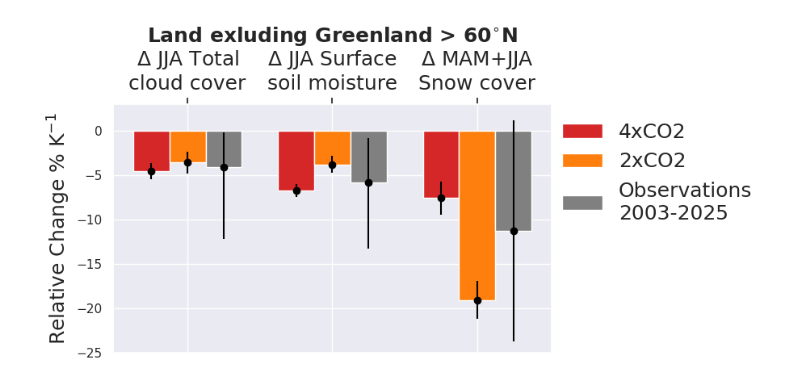
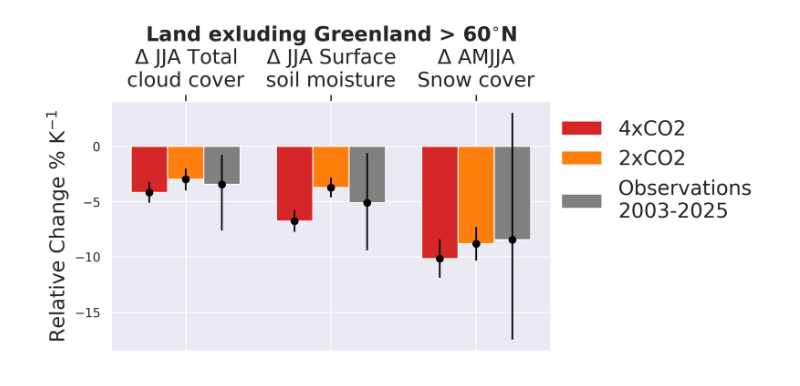
Before and after one commit to astridbg/arctic-cloud-feedbacks, a Jupyter notebook: Fig5_final.ipynb, the cells around one changed output. Drawn from its saved outputs; the diff is of its cells as text; code cells hidden in the pictures.

Commit message:
Tested different methods for calculating confidence intervals

```diff
--- a/Fig5_final.ipynb
+++ b/Fig5_final.ipynb
@@ -440,51 +486,64 @@ print(snow_yerr_plus)
+# %%
+# Calculate yerr just as the confidence interval in the difference between the two means
+# Formula: https://www.thoughtco.com/sample-t-test-confidence-interval-example-4022456
+S = ds_piClim_summer.mean('year')/100
+SS = ds_piClim_spring_summer.mean('year')/100
+SE_2xCO2_summer = np.sqrt(((ds_piClim_summer/S).var('year')/len(ds_piClim_summer.year) + (ds_2xCO2_summer/S).var('year')/len(ds_2xCO2_summer.year)))
+SE_4xCO2_summer = np.sqrt(((ds_piClim_summer/S).var('year')/len(ds_piClim_summer.year) + (ds_4xCO2_summer/S).var('year')/len(ds_4xCO2_summer.year)))
+
+
+SE_2xCO2_spring_summer = np.sqrt(((ds_piClim_spring_summer/SS).var('year')/len(ds_piClim_spring_summer.year) + (ds_2xCO2_spring_summer/SS).var('year')/len(ds_2xCO2_spring_summer.year)))
+SE_4xCO2_spring_summer = np.sqrt(((ds_piClim_spring_summer/SS).var('year')/len(ds_piClim_spring_summer.year) + (ds_4xCO2_spring_summer/SS).var('year')/len(ds_4xCO2_spring_summer.year)))
+
+ds_2xCO2_summer_std_err = z_value*SE_2xCO2_summer
+ds_4xCO2_summer_std_err = z_value*SE_4xCO2_summer
+
+ds_2xCO2_spring_summer_std_err = z_value*SE_2xCO2_spring_summer
+ds_4xCO2_spring_summer_std_err = z_value*SE_4xCO2_spring_summer
 # %%
 sns.set_theme()
-fig, ax = plt.subplots(1, 1, figsize=[7, 4])
+fig, ax = plt.subplots(1, 1, figsize=[7, 4], dpi=300)
 
-vars = ['$\Delta$ JJA Total\ncloud cover', '$\Delta$ JJA Surface\nsoil moisture', '$\Delta$ MAM+JJA\nSnow cover']
+vars = ['$\Delta$ JJA Total\ncloud cover', '$\Delta$ JJA Surface\nsoil moisture', '$\Delta$ AMJJA\nSnow cover']
 JJA_change = {
-    '4xCO2': [ds_4xCO2_rel['CLDTOT'].sel(season='JJA')/dGMST_4xCO2,
-              ds_4xCO2_rel['SOILWATER_10CM_corrected'].sel(season='JJA')/dGMST_4xCO2,
-              ds_4xCO2_rel_MAM_JJA['FSNO']/dGMST_4xCO2],
+    '4xCO2': [ds_4xCO2_summer_rel_mean['CLDTOT'],
+              ds_4xCO2_summer_rel_mean['SOILWATER_10CM_corrected'],
+              ds_4xCO2_spring_summer_rel_mean['FSNO']],
 
-    '2xCO2': [ds_2xCO2_rel['CLDTOT'].sel(season='JJA')/dGMST_2xCO2,
-              ds_2xCO2_rel['SOILWATER_10CM_corrected'].sel(season='JJA')/dGMST_2xCO2,
-              ds_4xCO2_rel_MAM_JJA['FSNO']/dGMST_2xCO2],
+    '2xCO2': [ds_2xCO2_summer_rel_mean['CLDTOT'],
+              ds_2xCO2_summer_rel_mean['SOILWATER_10CM_corrected'],
+              ds_2xCO2_spring_summer_rel_mean['FSNO']],
 
-    'Observations\n2003-2025': [CERES_slope_rel/GMST_slope,
-                                SM_ERA5_slope_rel/GMST_slope,
-                                snow_slope_rel/GMST_slope],
+    'Observations\n2003-2025': [CERES_slope_rel,
+                                SM_ERA5_slope_rel,
+                                snow_slope_rel],
                                 }
 
-errors = [[ds_4xCO2_Arctic_JJA_std_err['CLDTOT'], ds_4xCO2_Arctic_JJA_std_err['SOILWATER_10CM_corrected'], ds_4xCO2_Arctic_MAM_JJA_std_err['FSNO']],
-           [ds_2xCO2_Arctic_JJA_std_err['CLDTOT'], ds_2xCO2_Arctic_JJA_std_err['SOILWATER_10CM_corrected'], ds_2xCO2_Arctic_MAM_JJA_std_err['FSNO']],
+errors = [[ds_4xCO2_summer_std_err['CLDTOT'], ds_4xCO2_summer_std_err['SOILWATER_10CM_corrected'], ds_4xCO2_spring_summer_std_err['FSNO']],
+           [ds_2xCO2_summer_std_err['CLDTOT'], ds_2xCO2_summer_std_err['SOILWATER_10CM_corrected'], ds_2xCO2_spring_summer_std_err['FSNO']],
            [(CERES_yerr_minus, SM_ERA5_yerr_minus, snow_yerr_minus),
             (CERES_yerr_plus, SM_ERA5_yerr_plus, snow_yerr_plus)]]
-#errors = [[1, 1, 1],
-#           [1, 1, 1],
-#           [(CERES_yerr_minus, SM_ERA5_yerr_minus, snow_yerr_minus),
-#            (CERES_yerr_plus, SM_ERA5_yerr_plus, snow_yerr_plus)]]
 
 x = np.arange(len(vars))  # the label locations
 width = 0.25  # the width of the bars
 multiplier = 0
 colors = ['tab:red', 'tab:orange','grey']
 for exp, measurement in JJA_change.items():
     offset = width * multiplier
     rects = ax.bar(x + offset, measurement, width, label=exp, color=colors[multiplier])
     errorbars = ax.errorbar(x + offset, measurement, yerr=errors[multiplier], fmt="o", color="black")
     multiplier += 1
 
-ax.set_ylim([-25,3])
+#ax.set_ylim([-25,3])
 #ax.set_yscale('symlog')
 ax.set_xticks(x + width, vars, fontsize=18)
 ax.xaxis.tick_top()
 #ax.set_xticks([-10, -8, -6, -4, 0], [-80, -60, -40, -20, 0], fontsize=18)
 ax.set_ylabel('Relative Change % K$^{-1}$', fontsize=18)
 ax.legend(loc='upper right', fontsize=18,bbox_to_anchor=[1.5,1],frameon=False)
 ax.set_title('Land exluding Greenland > 60$^{\circ}$N',fontsize=18, fontweight='bold')
 
 fig.savefig('/nird/datapeak/NS9600K/astridbg/arctic-cld-feedbacks/arctic-cloud-feedbacks/article_figs/Fig5.png',bbox_inches='tight')
 fig.savefig('/nird/datapeak/NS9600K/astridbg/arctic-cld-feedbacks/arctic-cloud-feedbacks/article_figs/Fig5.pdf',bbox_inches='tight')
 # %% [output]
-[figure, old version]
+[figure, new version]
```
Also changed, not shown: parts of 66 cells of this notebook, 2 other files.
